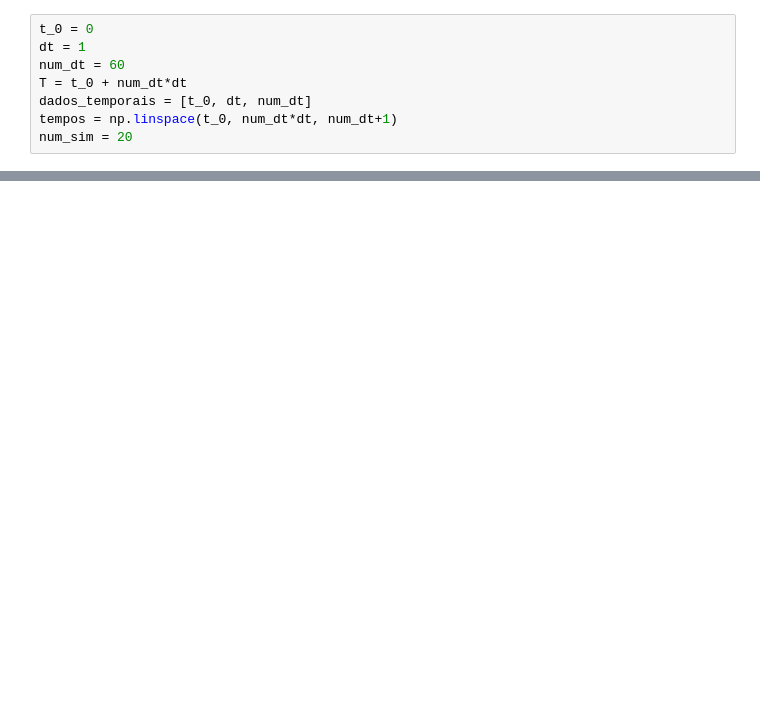
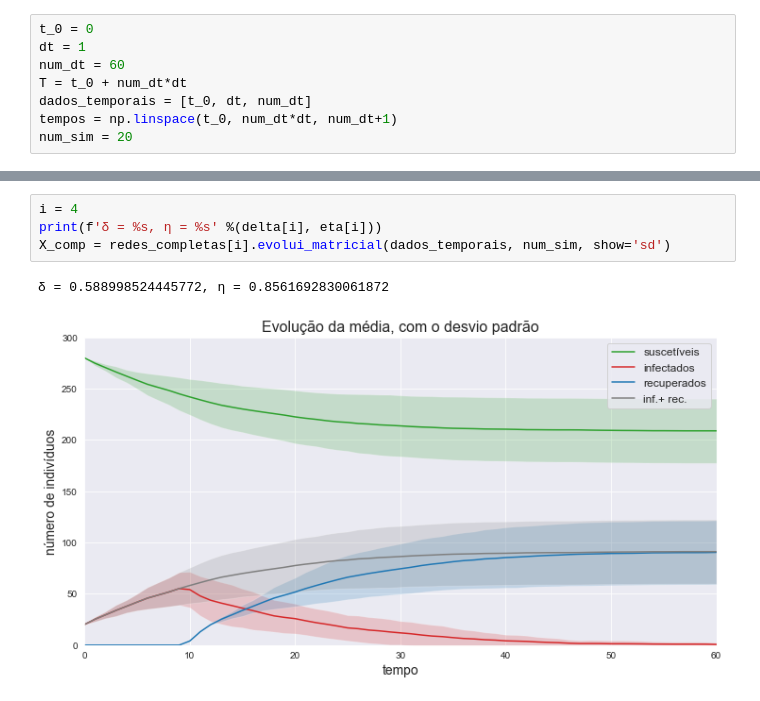
Before and after one commit to Modelagem-Covid-19-RJ/covid19, a Jupyter notebook: modelos/RJ/agent_based/simulacoes/Testes-Kappa.ipynb, the cells around one changed output, grey strips where cells are left out. Drawn from its saved outputs; the diff is of its cells as text; blank space fills up the shorter version.

```diff
--- a/modelos/RJ/agent_based/simulacoes/Testes-Kappa.ipynb
+++ b/modelos/RJ/agent_based/simulacoes/Testes-Kappa.ipynb
@@ -58,0 +81,7 @@ array([2.0000e+01, 2.9450e+01, 4.3000e+01, 6.0850e+01, 8.5400e+01,
+# %%
+i = 4
+print(f'δ = %s, η = %s' %(delta[i], eta[i]))
+X_comp = redes_completas[i].evolui_matricial(dados_temporais, num_sim, show='sd')
+# %% [output]
+δ = 0.588998524445772, η = 0.8561692830061872
+[figure, added]
```
Also changed, not shown: parts of 14 cells of this notebook, 2 other files.
